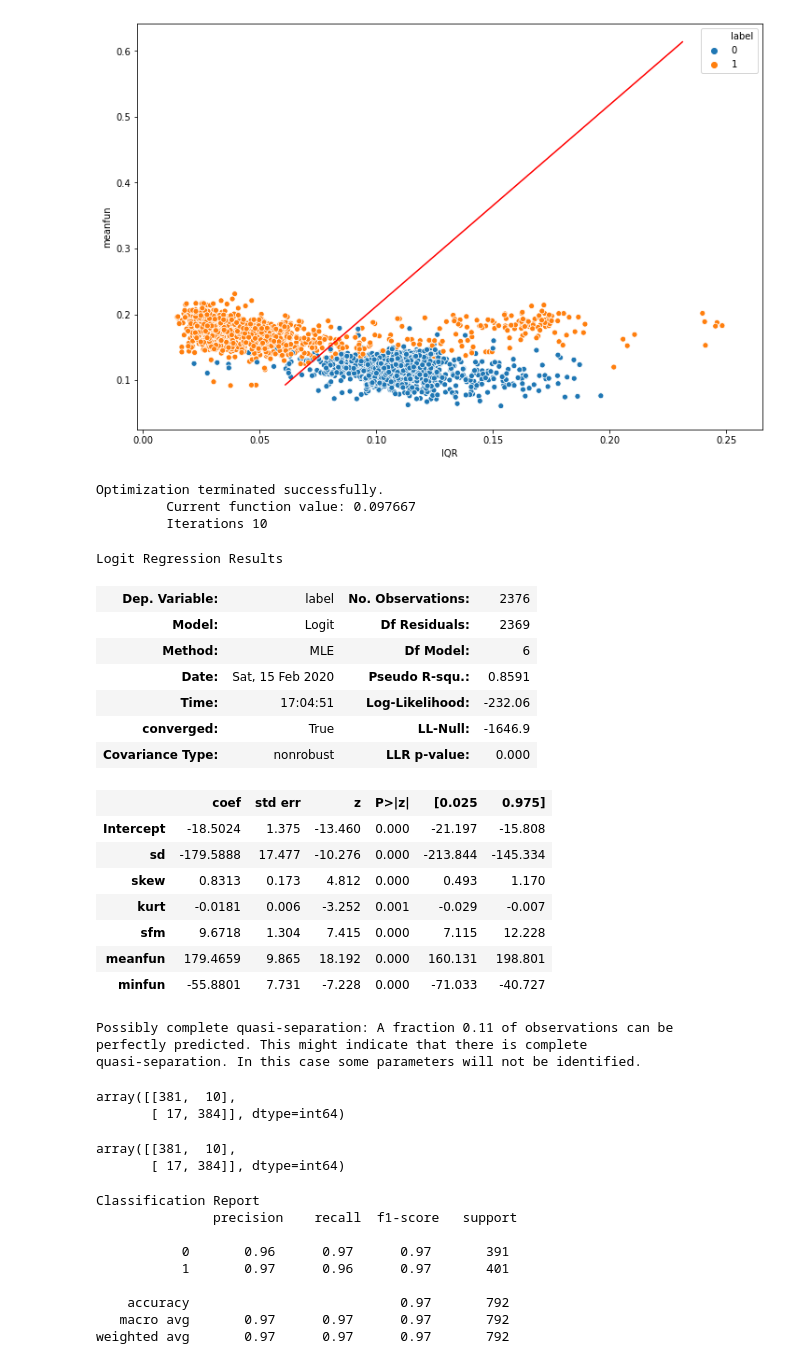
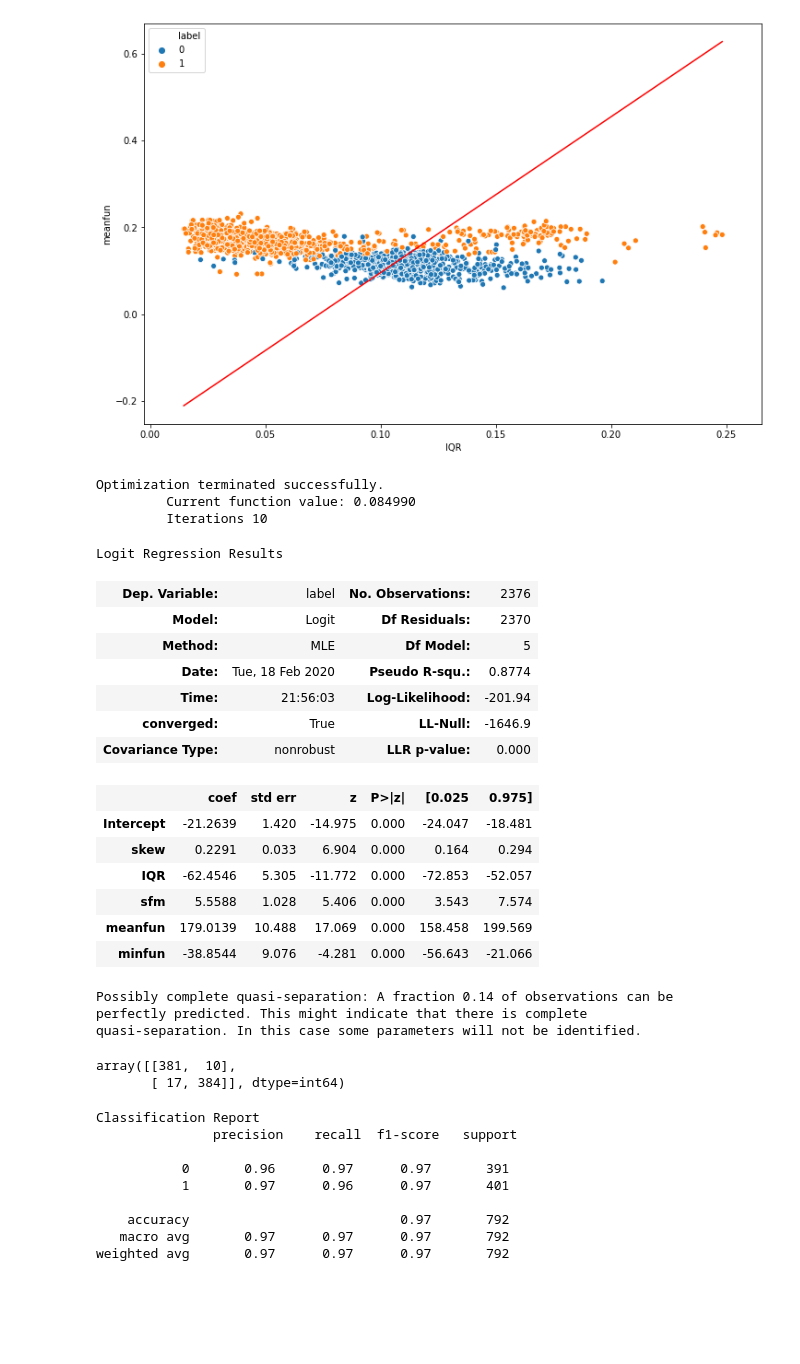
Before and after one commit to Firaze/FAD_project, a Jupyter notebook: GV_reg.ipynb, the cells around one changed output. Saved outputs shown, nothing was run; the diff lists cells and outputs as text; code cells hidden in the pictures; blank space fills up the shorter version.

```diff
--- a/GV_reg.ipynb
+++ b/GV_reg.ipynb
@@ -97,47 +97,46 @@ OLS Regression Results
 Warnings:
 [1] Standard Errors assume that the covariance matrix of the errors is correctly specified.
 # %%
-b0 = model_c.params.Intercept
-b1 = model_c.params.meanfun
-b2 = model_c.params.IQR
+b0 = model_s.params.Intercept
+b1 = model_s.params.meanfun
+b2 = model_s.params.IQR
 
 m = -b1/b2
 q= - b0/b2
 
-x = np.linspace(np.min(data_train.meanfun),np.max(data_train.meanfun),2)
+x = np.linspace(np.min(data_train.IQR),np.max(data_train.IQR),2)
 y = m*x+q
 
 plt.figure(figsize=(12,8))
 sns.scatterplot('IQR','meanfun',data=data_train ,hue='label')
 plt.plot(x,y,'r')
 plt.show()
 # %% [output]
-[figure, old version]
+[figure, new version]
 # %%
 from statsmodels.formula.api import logit
-model_c=logit("label ~ sd+skew+kurt+sfm+meanfun+minfun",data_train).fit()
+model_c=logit("label ~ skew+IQR+sfm+meanfun+minfun",data_train).fit()
 model_c.summary()
 # %% [output]
 Optimization terminated successfully.
-         Current function value: 0.097667
+         Current function value: 0.084990
          Iterations 10
 Logit Regression Results
 | Dep. Variable: | label | No. Observations: | 2376 |
-| Model: | Logit | Df Residuals: | 2369 |
-| Method: | MLE | Df Model: | 6 |
-| Date: | Sat, 15 Feb 2020 | Pseudo R-squ.: | 0.8591 |
-| Time: | 17:04:51 | Log-Likelihood: | -232.06 |
+| Model: | Logit | Df Residuals: | 2370 |
+| Method: | MLE | Df Model: | 5 |
+| Date: | Tue, 18 Feb 2020 | Pseudo R-squ.: | 0.8774 |
+| Time: | 21:56:03 | Log-Likelihood: | -201.94 |
 | converged: | True | LL-Null: | -1646.9 |
 | Covariance Type: | nonrobust | LLR p-value: | 0.000 |
 |  | coef | std err | z | P>|z| | [0.025 | 0.975] |
-| Intercept | -18.5024 | 1.375 | -13.460 | 0.000 | -21.197 | -15.808 |
-| sd | -179.5888 | 17.477 | -10.276 | 0.000 | -213.844 | -145.334 |
-| skew | 0.8313 | 0.173 | 4.812 | 0.000 | 0.493 | 1.170 |
-| kurt | -0.0181 | 0.006 | -3.252 | 0.001 | -0.029 | -0.007 |
-| sfm | 9.6718 | 1.304 | 7.415 | 0.000 | 7.115 | 12.228 |
-| meanfun | 179.4659 | 9.865 | 18.192 | 0.000 | 160.131 | 198.801 |
-| minfun | -55.8801 | 7.731 | -7.228 | 0.000 | -71.033 | -40.727 |
+| Intercept | -21.2639 | 1.420 | -14.975 | 0.000 | -24.047 | -18.481 |
+| skew | 0.2291 | 0.033 | 6.904 | 0.000 | 0.164 | 0.294 |
+| IQR | -62.4546 | 5.305 | -11.772 | 0.000 | -72.853 | -52.057 |
+| sfm | 5.5588 | 1.028 | 5.406 | 0.000 | 3.543 | 7.574 |
+| meanfun | 179.0139 | 10.488 | 17.069 | 0.000 | 158.458 | 199.569 |
+| minfun | -38.8544 | 9.076 | -4.281 | 0.000 | -56.643 | -21.066 |
-Possibly complete quasi-separation: A fraction 0.11 of observations can be
+Possibly complete quasi-separation: A fraction 0.14 of observations can be
 perfectly predicted. This might indicate that there is complete
 quasi-separation. In this case some parameters will not be identified.
 # %%
@@ -149,13 +148,6 @@ confusion_matrix(test_gt, test_preds)
 # %% [output]
 array([[381,  10],
        [ 17, 384]], dtype=int64)
-# %%
-test_preds = probs.round().astype(int)
-test_gt = data_test.dropna()['label']
-confusion_matrix(test_gt, test_preds)
-# %% [output]
-array([[381,  10],
-       [ 17, 384]], dtype=int64)
 # %%
 from sklearn.metrics import classification_report
 print("\nClassification Report\n",classification_report(test_gt, test_preds))
```
Also changed, not shown: parts of 12 cells of this notebook, 3 other files.
